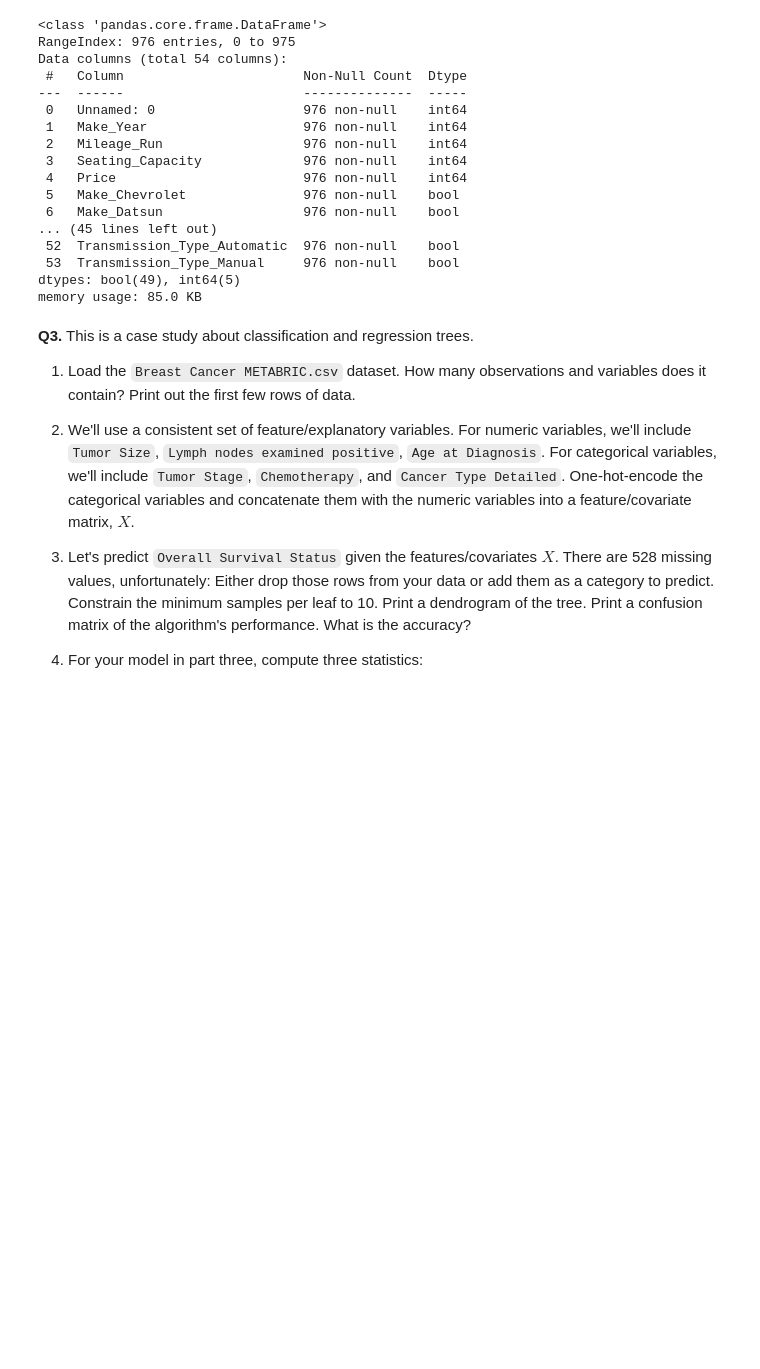
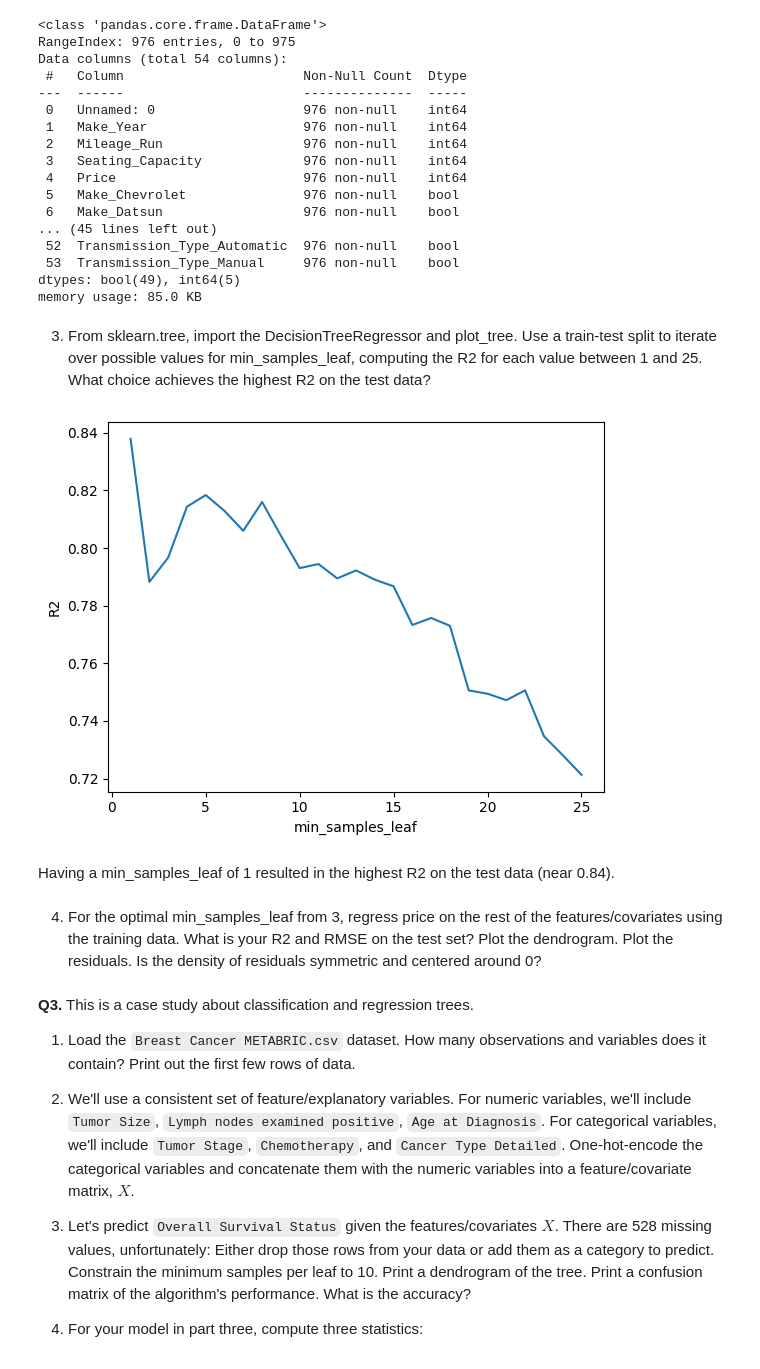
Before and after one commit to aileenkent/trees, a Jupyter notebook: assignment/assignment.ipynb, the cells around one changed output. Saved outputs shown, nothing was run; the diff lists cells and outputs as text; code cells hidden in the pictures; blank space fills up the shorter version.

```diff
--- a/assignment/assignment.ipynb
+++ b/assignment/assignment.ipynb
@@ -41,7 +41,7 @@ import numpy as np
 import matplotlib.pyplot as plt
 import seaborn as sns
 # %%
-cars = pd.read_csv('/content/sample_data/cars_hw (1).csv')
+cars = pd.read_csv('/content/cars_hw (1).csv')
 cars.head()
 # %% [output]
 |  | Unnamed: 0 | Make | Make_Year | Color | Body_Type | Mileage_Run | No_of_Owners | Seating_Capacity | ... |
@@ -100,3 +100,9 @@ dtypes: bool(49), int64(5)
 memory usage: 85.0 KB
 # %%
 from sklearn.model_selection import train_test_split
+# %%
+x = cars.drop(columns=['Price'])
+y = cars['Price']
+x_train, x_test, y_train, y_test = train_test_split(x, y, test_size=0.2, random_state=42)
+# %% [markdown]
+3. From sklearn.tree, import the DecisionTreeRegressor and plot_tree. Use a train-test split to iterate over possible values for min_samples_leaf, computing the  R2  for each value between 1 and 25. What choice achieves the highest  R2  on the test data?
@@ -103,3 +111,23 @@ from sklearn.model_selection import train_test_split
+# %%
+min_samples_leaf_size = range(1, 26)
+r2_scores = []
+
+for min_samples_leaf in min_samples_leaf_size:
+  cart = DecisionTreeRegressor(min_samples_leaf=min_samples_leaf, random_state=42)
+  cart.fit(x_train, y_train)
+  cart.score(x_test, y_test)
+  r2_scores.append(cart.score(x_test, y_test))
+
+plt.plot(min_samples_leaf_size, r2_scores)
+plt.xlabel('min_samples_leaf')
+plt.ylabel('R2')
+plt.show()
+# %% [output]
+[figure, added]
+# %% [markdown]
+Having a min_samples_leaf of 1 resulted in the highest R2 on the test data (near 0.84).
+# %% [markdown]
+4. For the optimal min_samples_leaf from 3, regress price on the rest of the features/covariates using the training data. What is your  R2  and RMSE on the test set? Plot the dendrogram. Plot the residuals. Is the density of residuals symmetric and centered around 0?
 # %% [markdown]
 **Q3.** This is a case study about classification and regression trees.
 
```
Also changed, not shown: parts of 1 cell of this notebook.
